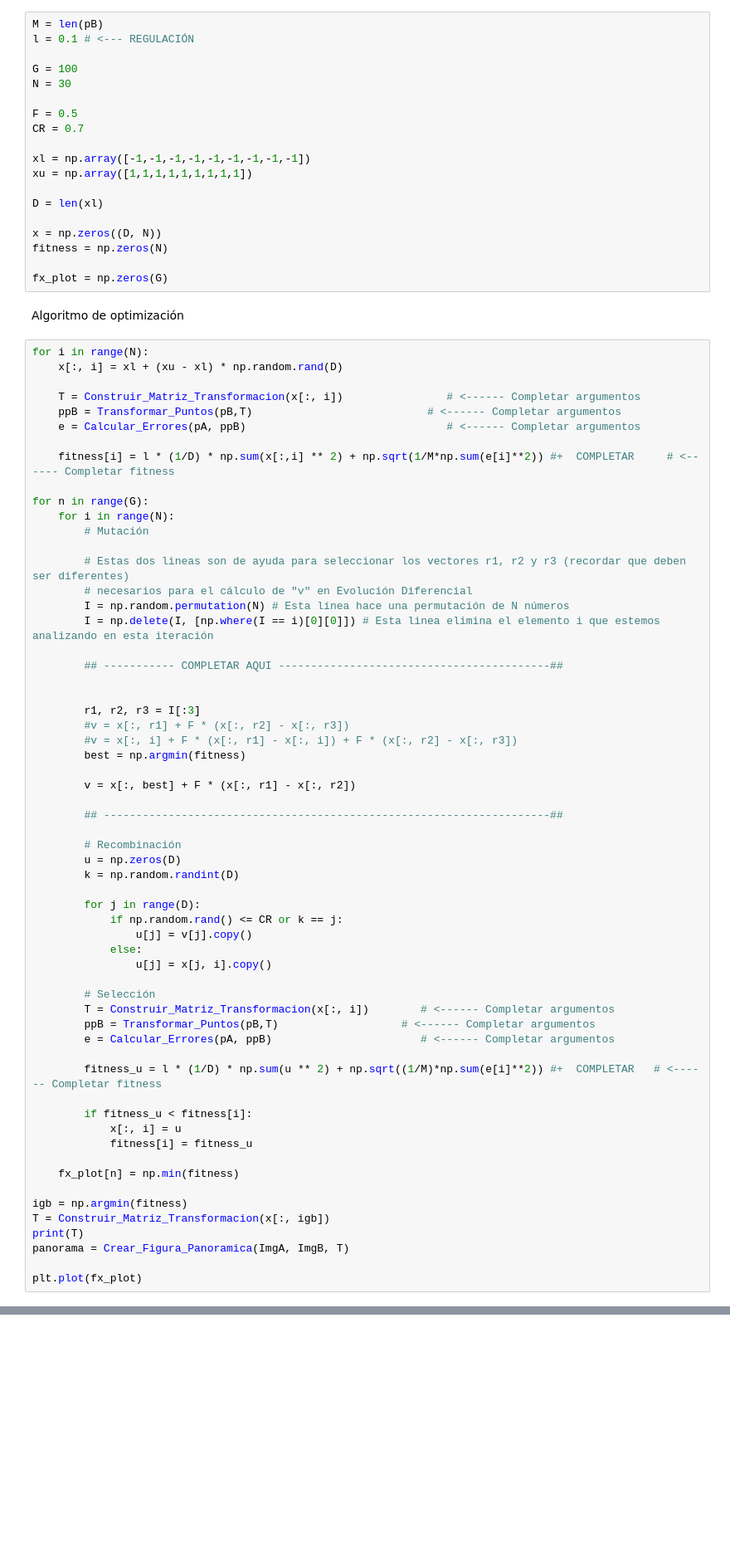
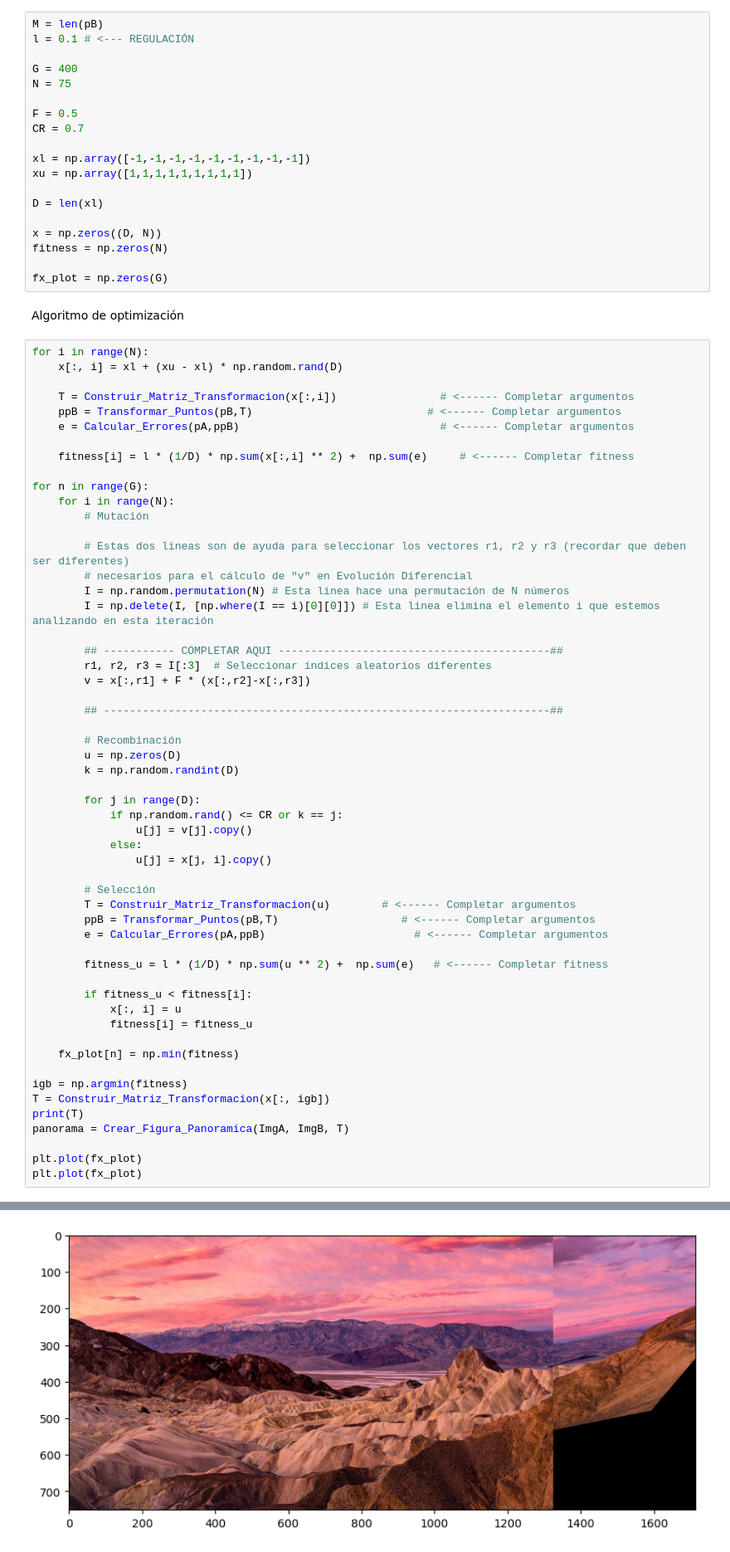
Before and after one commit to GreenMarco/Recombinar-imagenes, a Jupyter notebook: Practica2.ipynb, the cells around one changed output, grey strips where cells are left out. Shown at 83% size. Drawn from its saved outputs; the diff is of its cells as text; blank space fills up the shorter version.

Commit message:
Final details and new images

```diff
--- a/Practica2.ipynb
+++ b/Practica2.ipynb
@@ -122,8 +127,8 @@ Parámetros
 M = len(pB)
 l = 0.1 # <--- REGULACIÓN
 
-G = 100
-N = 30
+G = 400
+N = 75
 
 F = 0.5
 CR = 0.7
@@ -143,11 +148,11 @@ Algoritmo de optimización
 for i in range(N):
     x[:, i] = xl + (xu - xl) * np.random.rand(D)
 
-    T = Construir_Matriz_Transformacion(x[:, i])                # <------ Completar argumentos
+    T = Construir_Matriz_Transformacion(x[:,i])                # <------ Completar argumentos
     ppB = Transformar_Puntos(pB,T)                           # <------ Completar argumentos
-    e = Calcular_Errores(pA, ppB)                               # <------ Completar argumentos
+    e = Calcular_Errores(pA,ppB)                               # <------ Completar argumentos
 
-    fitness[i] = l * (1/D) * np.sum(x[:,i] ** 2) + np.sqrt(1/M*np.sum(e[i]**2)) #+  COMPLETAR     # <------ Completar fitness
+    fitness[i] = l * (1/D) * np.sum(x[:,i] ** 2) +  np.sum(e)     # <------ Completar fitness
 
 for n in range(G):
     for i in range(N):
@@ -159,14 +164,8 @@ for n in range(G):
         I = np.delete(I, [np.where(I == i)[0][0]]) # Esta linea elimina el elemento i que estemos analizando en esta iteración
 
         ## ----------- COMPLETAR AQUI ------------------------------------------##
-
-
-        r1, r2, r3 = I[:3]
-        #v = x[:, r1] + F * (x[:, r2] - x[:, r3])
-        #v = x[:, i] + F * (x[:, r1] - x[:, i]) + F * (x[:, r2] - x[:, r3])
-        best = np.argmin(fitness)
-
-        v = x[:, best] + F * (x[:, r1] - x[:, r2])
+        r1, r2, r3 = I[:3]  # Seleccionar índices aleatorios diferentes
+        v = x[:,r1] + F * (x[:,r2]-x[:,r3])
 
         ## ---------------------------------------------------------------------##
 
@@ -181,11 +180,11 @@ for n in range(G):
                 u[j] = x[j, i].copy()
 
         # Selección
-        T = Construir_Matriz_Transformacion(x[:, i])        # <------ Completar argumentos
+        T = Construir_Matriz_Transformacion(u)        # <------ Completar argumentos
         ppB = Transformar_Puntos(pB,T)                   # <------ Completar argumentos
-        e = Calcular_Errores(pA, ppB)                       # <------ Completar argumentos
+        e = Calcular_Errores(pA,ppB)                       # <------ Completar argumentos
 
-        fitness_u = l * (1/D) * np.sum(u ** 2) + np.sqrt((1/M)*np.sum(e[i]**2)) #+  COMPLETAR   # <------ Completar fitness
+        fitness_u = l * (1/D) * np.sum(u ** 2) +  np.sum(e)   # <------ Completar fitness
 
         if fitness_u < fitness[i]:
             x[:, i] = u
@@ -199,3 +198,5 @@ print(T)
 panorama = Crear_Figura_Panoramica(ImgA, ImgB, T)
 
 plt.plot(fx_plot)
+plt.plot(fx_plot)
+# %% [output]
@@ -201,0 +206 @@ plt.plot(fx_plot)
+[figure, added]
```
Also changed, not shown: parts of 2 cells of this notebook, 3 other files.
